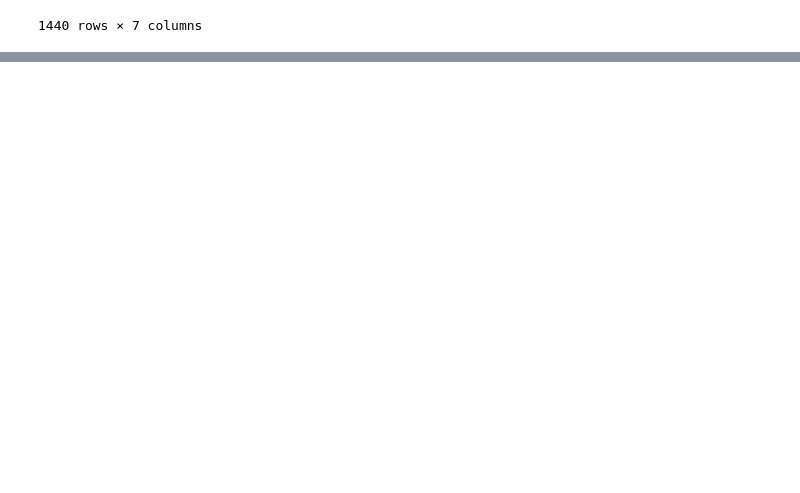
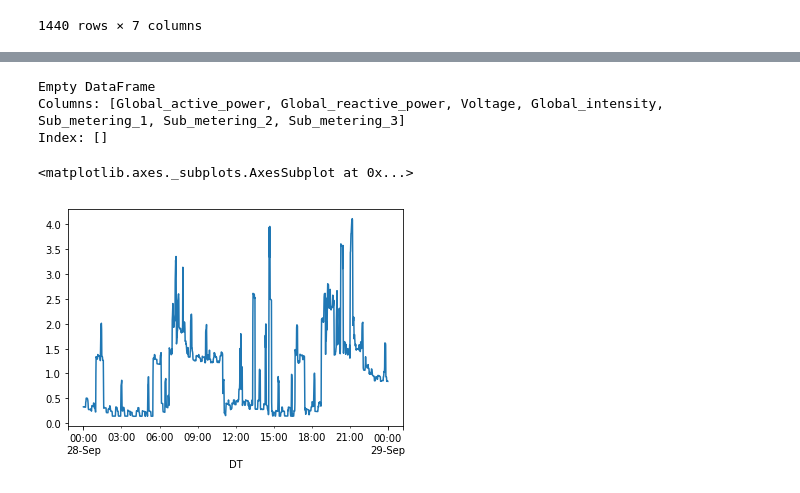
Before and after one commit to divya-nk/data-challenges, a Jupyter notebook: Untitled.ipynb, the cells around one changed output, grey strips where cells are left out. Drawn from its saved outputs; the diff is of its cells as text; code cells hidden in the pictures; blank space fills up the shorter version.

Commit message:
replacing missing with previous day values

```diff
--- a/Untitled.ipynb
+++ b/Untitled.ipynb
@@ -124,0 +135,22 @@ data['2010-09-28']
+# %%
+data3 = data.copy()
+#Interpolating is clearly not a good idea, so replacing all null values with values from previous day
+#Given that "observations of power consumption within the household were collected every minute",
+#previous day same time can be calculated by 24*60 rows ahead
+
+previous_day = 24*60
+for row in range(data3.values.shape[0]):
+    for col in range(data3.values.shape[1]):
+        if np.isnan(data3.values[row, col]):
+            data3.values[row, col] = data3.values[row - previous_day, col]
+
+#let's check if there are anymore missing values:
+print(data3[data3.isnull().any(axis=1)])
+
+data3['2010-09-28']['Global_active_power'].plot()
+# %% [output]
+Empty DataFrame
+Columns: [Global_active_power, Global_reactive_power, Voltage, Global_intensity, Sub_metering_1, Sub_metering_2, Sub_metering_3]
+Index: []
+<matplotlib.axes._subplots.AxesSubplot at 0x...>
+[figure, added]
```
Also changed, not shown: parts of 3 cells of this notebook.
